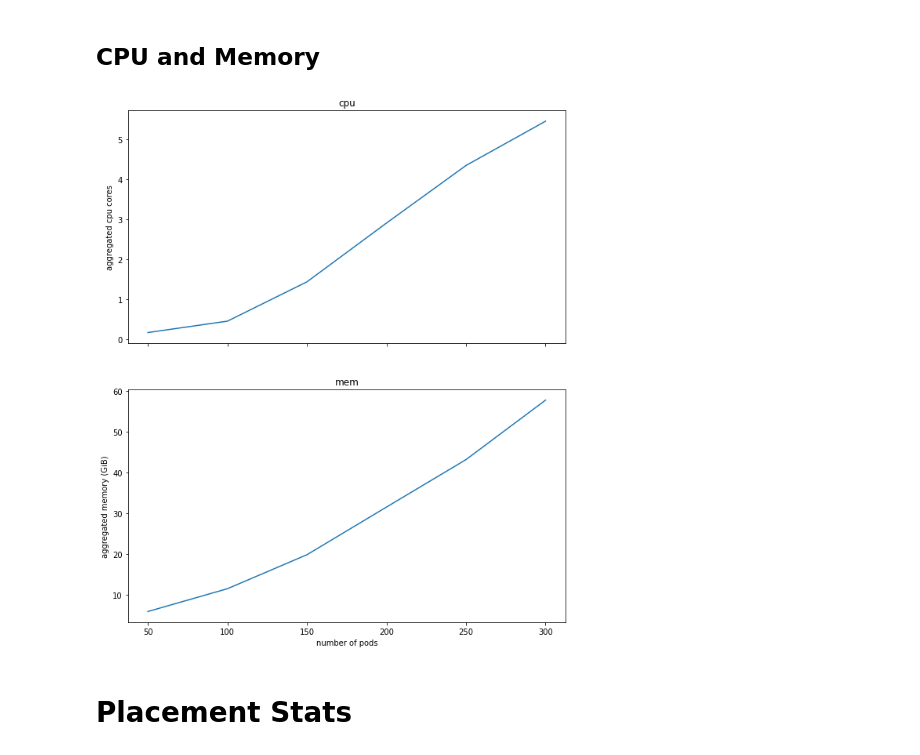
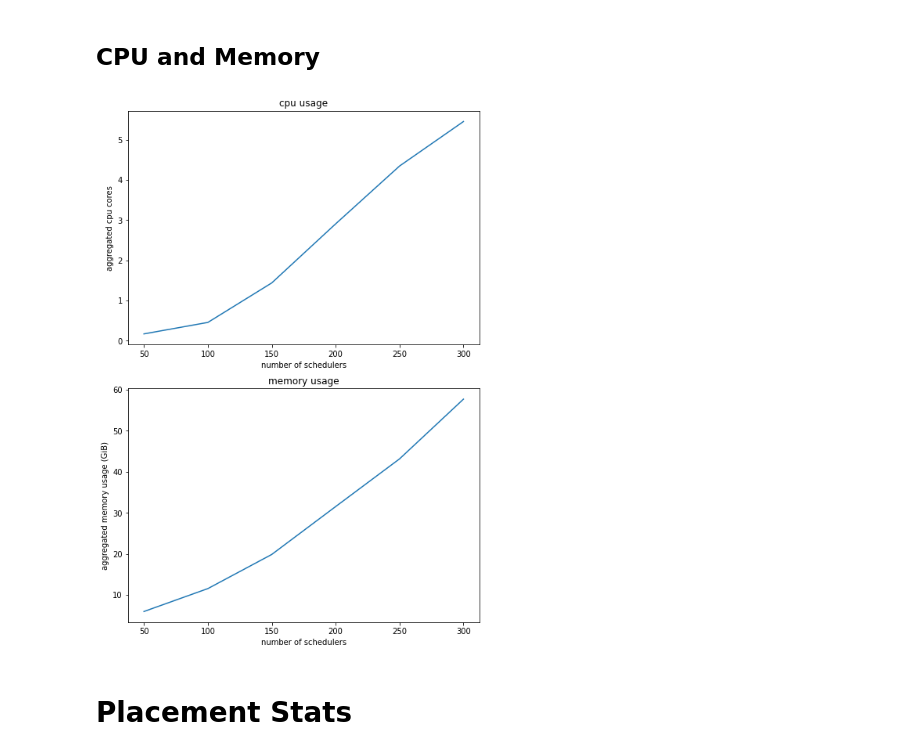
Before and after one commit to Vincent-lau/hyperion, a Jupyter notebook: measure/plotmetrics.ipynb, the cells around one changed output. Drawn from its saved outputs; the diff is of its cells as text; code cells hidden in the pictures.

```diff
--- a/measure/plotmetrics.ipynb
+++ b/measure/plotmetrics.ipynb
@@ -5,6 +5,17 @@ import matplotlib.pyplot as plt
 import numpy as np
 from ortools.linear_solver import pywraplp
 # %%
+params = {
+   'axes.labelsize': 8,
+   'font.size': 8,
+   'legend.fontsize': 10,
+   'xtick.labelsize': 10,
+   'ytick.labelsize': 10,
+   'text.usetex': False,
+   'figure.figsize': [4.5, 4.5]
+}
+rcParams = plt.rcParams
+rcParams.update(params)
 config.load_kube_config()
 graph_dir = "graphs/"
 cs = ['tab:red', 'tab:blue', 'tab:green', 'tab:orange', 'tab:purple', 'tab:brown']
@@ -207,24 +214,27 @@ fig.savefig(f'{graph_dir}iter.png')
 # %%
 cpu = [0.17, 0.455, 1.438, 2.908, 4.347, 5.454]
 mem = [5.97, 11.55, 19.87, 31.54, 43.16, 57.71]
 pods = range(50, 350, 50)
 
 
-fig, ax = plt.subplots(2, 1, sharex=True)
-fig.set_size_inches(10, 12)
+fig, ax = plt.subplots(2, 1)
+fig.set_size_inches(7, 10)
 
-ax[0].plot(pods, cpu, label='cpu')
-ax[0].set_title('cpu')
+ax[0].plot(pods, cpu)
+ax[0].set_title('cpu usage')
 ax[0].set_ylabel('aggregated cpu cores')
+ax[0].set_xlabel('number of schedulers')
 
-ax[1].plot(pods, mem, label='mem')
-ax[1].set_title('mem')
-ax[1].set_ylabel('aggregated memory (GiB)')
-ax[1].set_xlabel('number of pods')
+ax[1].plot(pods, mem)
+ax[1].set_title('memory usage')
+ax[1].set_ylabel('aggregated memory usage (GiB)')
+ax[1].set_xlabel('number of schedulers')
 
-fig.savefig(f'{graph_dir}cpu-and-memory-usage.png')
+# fig.savefig(f'{graph_dir}cpu-and-memory-usage.png')
+fig.savefig(f'{graph_dir}cpu-and-memory-usage.pdf')
+fig.tight_layout()
 # %% [output]
-[figure, old version]
+[figure, new version]
 # %% [markdown]
 # Placement Stats
 # %% [markdown]
```
Also changed, not shown: parts of 9 cells of this notebook, 9 other files.
